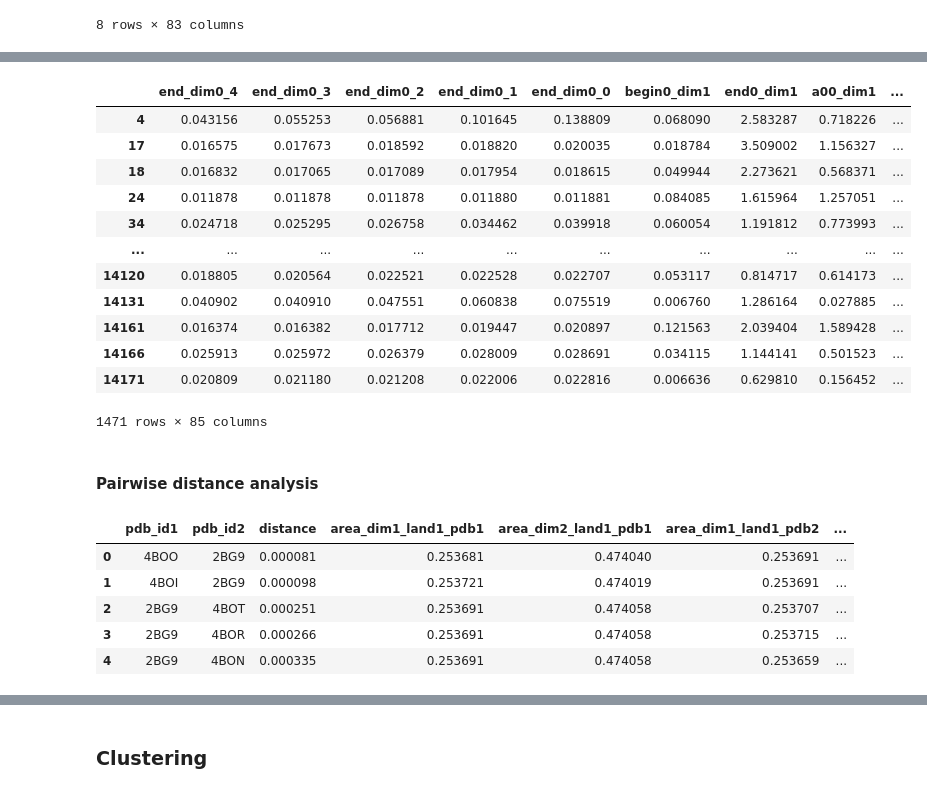
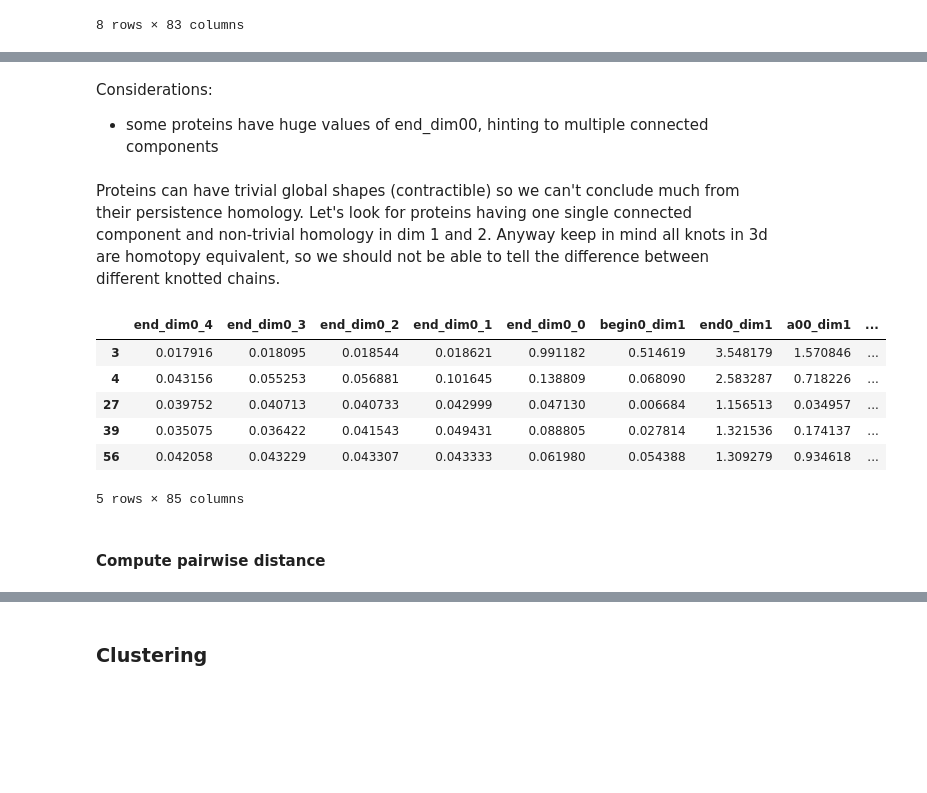
Before and after one commit to lrigolli/protein_tda, a Jupyter notebook: notebooks/protein_classification.ipynb, the cells around one changed output, grey strips where cells are left out. Drawn from its saved outputs; the diff is of its cells as text; code cells hidden in the pictures; blank space fills up the shorter version.

```diff
--- a/notebooks/protein_classification.ipynb
+++ b/notebooks/protein_classification.ipynb
@@ -121,0 +124,7 @@ df_fun_homology = interesting_homology_filter(df_tda_enc=df)
+# %% [markdown]
+Considerations:
+ - some proteins have huge values of end_dim00, hinting to multiple connected components
+# %% [markdown]
+Proteins can have trivial global shapes (contractible) so we can't conclude much from their persistence homology.
+Let's look for proteins having one single connected component and non-trivial homology in dim 1 and 2.
+Anyway keep in mind all knots in 3d are homotopy equivalent, so we should not be able to tell the difference between different knotted chains.
@@ -122,18 +134,12 @@ df_fun_homology = interesting_homology_filter(df_tda_enc=df)
 # %%
-df_fun_homology
+df_fun_homology.head(5)
 # %% [output]
 |  | end_dim0_4 | end_dim0_3 | end_dim0_2 | end_dim0_1 | end_dim0_0 | begin0_dim1 | end0_dim1 | a00_dim1 | ... |
+| 3 | 0.017916 | 0.018095 | 0.018544 | 0.018621 | 0.991182 | 0.514619 | 3.548179 | 1.570846 | ... |
 | 4 | 0.043156 | 0.055253 | 0.056881 | 0.101645 | 0.138809 | 0.068090 | 2.583287 | 0.718226 | ... |
-| 17 | 0.016575 | 0.017673 | 0.018592 | 0.018820 | 0.020035 | 0.018784 | 3.509002 | 1.156327 | ... |
-| 18 | 0.016832 | 0.017065 | 0.017089 | 0.017954 | 0.018615 | 0.049944 | 2.273621 | 0.568371 | ... |
-| 24 | 0.011878 | 0.011878 | 0.011878 | 0.011880 | 0.011881 | 0.084085 | 1.615964 | 1.257051 | ... |
-| 34 | 0.024718 | 0.025295 | 0.026758 | 0.034462 | 0.039918 | 0.060054 | 1.191812 | 0.773993 | ... |
-| ... | ... | ... | ... | ... | ... | ... | ... | ... | ... |
-| 14120 | 0.018805 | 0.020564 | 0.022521 | 0.022528 | 0.022707 | 0.053117 | 0.814717 | 0.614173 | ... |
-| 14131 | 0.040902 | 0.040910 | 0.047551 | 0.060838 | 0.075519 | 0.006760 | 1.286164 | 0.027885 | ... |
-| 14161 | 0.016374 | 0.016382 | 0.017712 | 0.019447 | 0.020897 | 0.121563 | 2.039404 | 1.589428 | ... |
-| 14166 | 0.025913 | 0.025972 | 0.026379 | 0.028009 | 0.028691 | 0.034115 | 1.144141 | 0.501523 | ... |
-| 14171 | 0.020809 | 0.021180 | 0.021208 | 0.022006 | 0.022816 | 0.006636 | 0.629810 | 0.156452 | ... |
+| 27 | 0.039752 | 0.040713 | 0.040733 | 0.042999 | 0.047130 | 0.006684 | 1.156513 | 0.034957 | ... |
+| 39 | 0.035075 | 0.036422 | 0.041543 | 0.049431 | 0.088805 | 0.027814 | 1.321536 | 0.174137 | ... |
+| 56 | 0.042058 | 0.043229 | 0.043307 | 0.043333 | 0.061980 | 0.054388 | 1.309279 | 0.934618 | ... |
-1471 rows × 85 columns
+5 rows × 85 columns
 # %% [markdown]
-#### Pairwise distance analysis
+#### Compute pairwise distance
@@ -153,9 +145,0 @@ df_sim_pairs = get_similar_protein_pairs(df_fun_homology, pair_dist_final, n=10)
-# %%
-df_sim_pairs.head(5)
-# %% [output]
-|  | pdb_id1 | pdb_id2 | distance | area_dim1_land1_pdb1 | area_dim2_land1_pdb1 | area_dim1_land1_pdb2 | ... |
-| 0 | 4BOO | 2BG9 | 0.000081 | 0.253681 | 0.474040 | 0.253691 | ... |
-| 1 | 4BOI | 2BG9 | 0.000098 | 0.253721 | 0.474019 | 0.253691 | ... |
-| 2 | 2BG9 | 4BOT | 0.000251 | 0.253691 | 0.474058 | 0.253707 | ... |
-| 3 | 2BG9 | 4BOR | 0.000266 | 0.253691 | 0.474058 | 0.253715 | ... |
-| 4 | 2BG9 | 4BON | 0.000335 | 0.253691 | 0.474058 | 0.253659 | ... |
```
Also changed, not shown: parts of 70 cells of this notebook, 8 other files.
